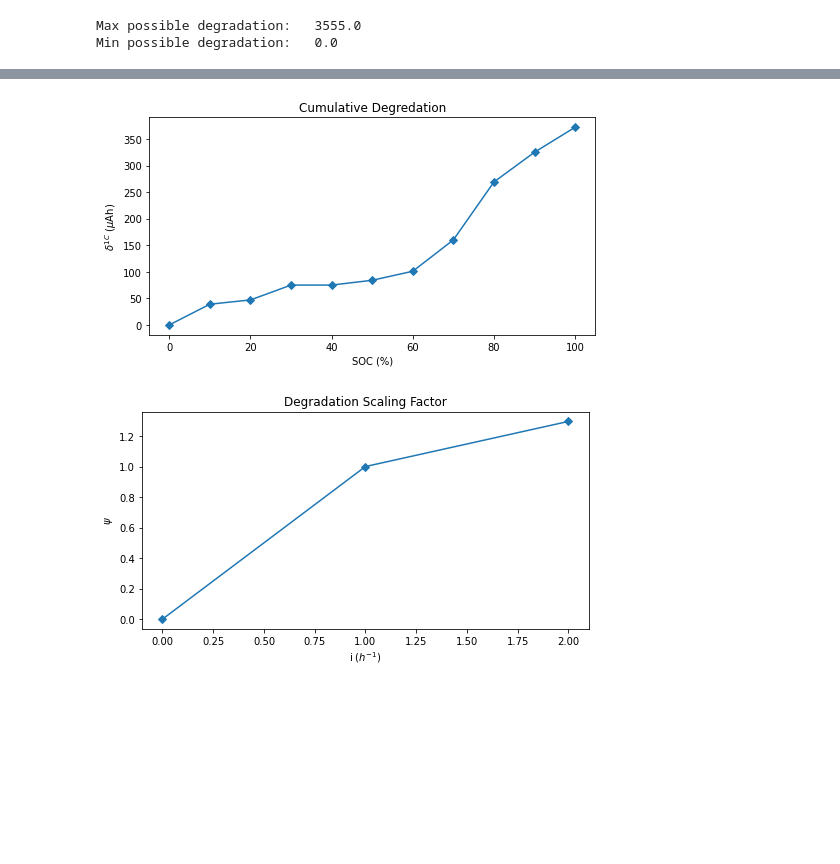
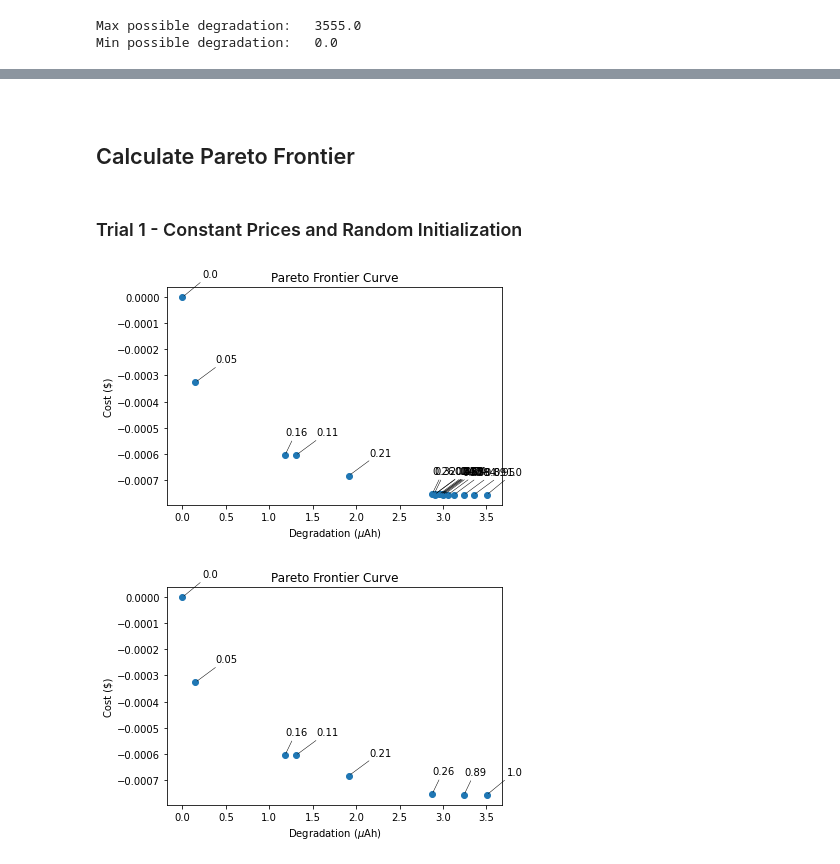
Before and after one commit to jacobazoulay/battery-optimization, a Jupyter notebook: notebooks/Model_Optimization.ipynb, the cells around one changed output, grey strips where cells are left out. Cells and saved outputs as stored; diff of their text form; code cells hidden in the pictures; blank space fills up the shorter version.

```diff
--- a/notebooks/Model_Optimization.ipynb
+++ b/notebooks/Model_Optimization.ipynb
@@ -391,19 +477,0 @@ def plotPareto(caches):
-# %%
-t = 12
-w_C = None
-SOC_0 = 50.0
-lr = 0.005 * t**0.5
-rho = 5000.0
-rho_SOC = 50.0
-beta = 0.5
-lr_decay = 0.999
-n_iter = 500
-trials = 1
-n_w = 5
-
-cost = Cost(t)
-bat = Battery()
-
-
-caches = calcPareto(n_w)
-plotPareto(caches)
@@ -417,9 +478,31 @@ plotCache(caches[-1])
-# %%
-bat = Battery()
-bat.plotCum_Deg()
-# %% [output]
-[figure, removed]
-# %%
-bat.plotPsi()
-# %% [output]
-[figure, removed]
+# %% [markdown]
+<br>
+
+## Calculate Pareto Frontier
+# %% [markdown]
+### Trial 1 - Constant Prices and Random Initialization
+# %%
+t = 12
+w_C = None
+SOC_0 = 50.0
+lr = 0.007 * t**0.5
+rho = 5000.0
+rho_SOC = 50.0
+beta = 0.5
+lr_decay = 0.999
+n_iter = 1500
+trials = 1
+n_w = 20
+
+cost = Cost(t)
+bat = Battery()
+
+
+# caches = calcPareto(n_w)
+plotPareto(caches)
+
+subCaches = (caches[0], caches[1], caches[2], caches[3], caches[4], caches[5], caches[17], caches[19])
+plotPareto(subCaches)
+# %% [output]
+[figure, added]
+[figure, added]
```
Also changed, not shown: parts of 28 cells of this notebook, 10 other files.
